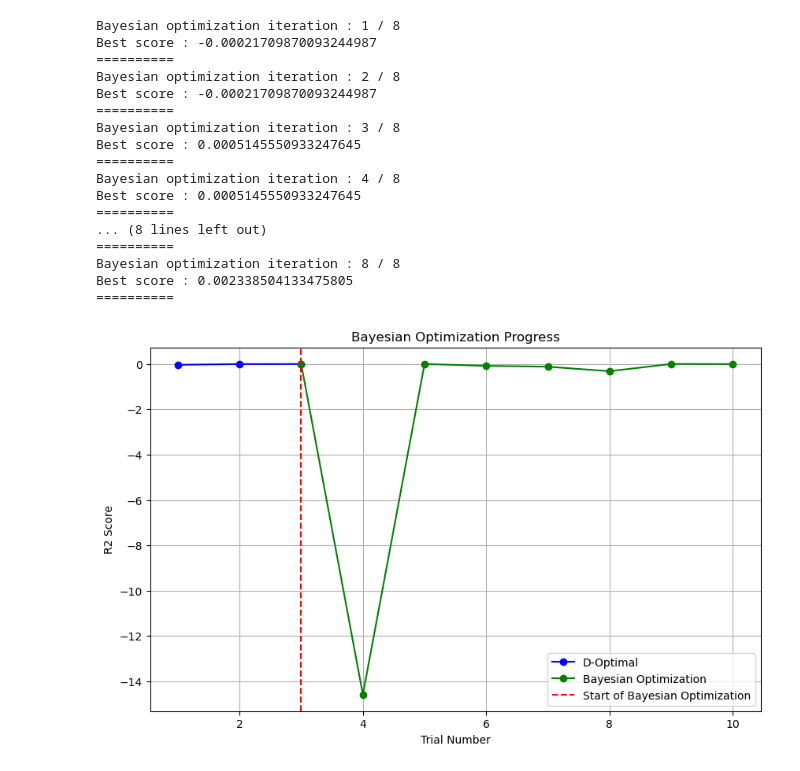
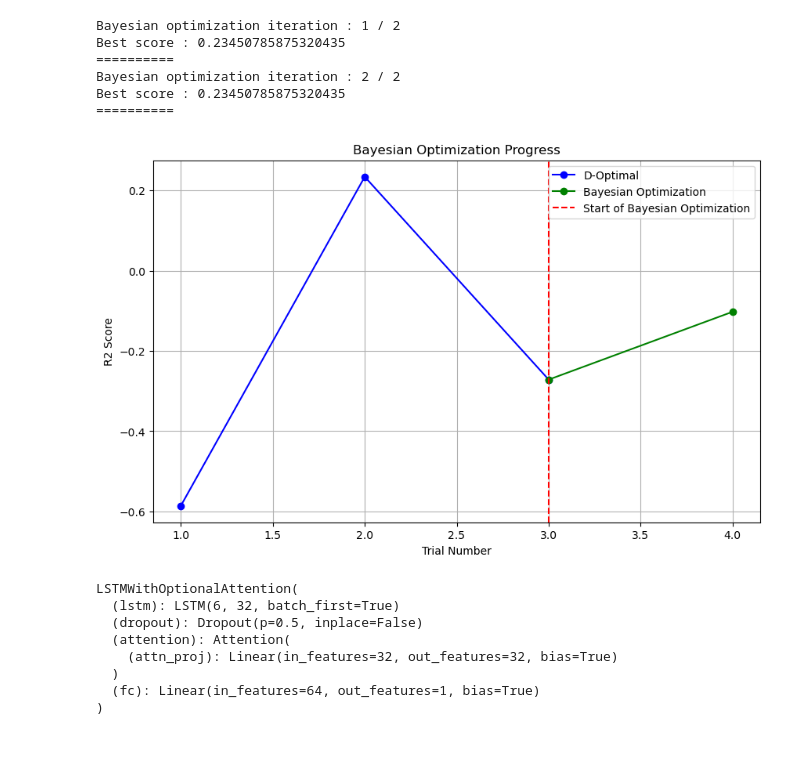
Before and after one commit to yuito0311/mycode, a Jupyter notebook: main.ipynb, the cells around one changed output. Cells and saved outputs as stored; diff of their text form; code cells hidden in the pictures.

```diff
--- a/main.ipynb
+++ b/main.ipynb
@@ -1,33 +1,22 @@
 # %%
 import pandas as pd
 from bo_lstm_multiple_acquisition_function import bo_lstm_hyperparams
 from sklearn.model_selection import train_test_split
 #データセットの読み込み
 dataset = pd.read_csv('sample_dataset.csv', index_col=0)
 
 train_dataset, test_dataset = train_test_split(dataset, test_size=0.3, shuffle=False)
 
-(model, optimal_window_size, optimal_batch_size, optimal_learning_rate) = bo_lstm_hyperparams(train_dataset,num_epochs = 10,
-                                                                                              bo_iteration_number=8, display_flag=True, bo_iteration_plot=True)
+(model, optimal_window_size, optimal_batch_size, optimal_learning_rate) = bo_lstm_hyperparams(train_dataset,num_epochs =10,
+                                                                                              bo_iteration_number=2, display_flag=True, bo_iteration_plot=True)
 # %% [output]
-Bayesian optimization iteration : 1 / 8
-Best score : -0.00021709870093244987
+Bayesian optimization iteration : 1 / 2
+Best score : 0.23450785875320435
 ==========
-Bayesian optimization iteration : 2 / 8
-Best score : -0.00021709870093244987
+Bayesian optimization iteration : 2 / 2
+Best score : 0.23450785875320435
 ==========
-Bayesian optimization iteration : 3 / 8
-Best score : 0.0005145550933247645
-==========
-Bayesian optimization iteration : 4 / 8
-Best score : 0.0005145550933247645
-==========
-... (8 lines left out)
-==========
-Bayesian optimization iteration : 8 / 8
-Best score : 0.002338504133475805
-==========
-[figure, old version]
+[figure, new version]
 # %%
 import pandas as pd
 import numpy as np
@@ -180,3 +169,14 @@ plt.title('Test Data: Actual vs Predicted')
 plt.legend()
 plt.grid(True)
 plt.show()
+# %%
+model
+# %% [output]
+LSTMWithOptionalAttention(
+  (lstm): LSTM(6, 32, batch_first=True)
+  (dropout): Dropout(p=0.5, inplace=False)
+  (attention): Attention(
+    (attn_proj): Linear(in_features=32, out_features=32, bias=True)
+  )
+  (fc): Linear(in_features=64, out_features=1, bias=True)
+)
```
Also changed, not shown: parts of 4 cells of this notebook, 5 other files.
